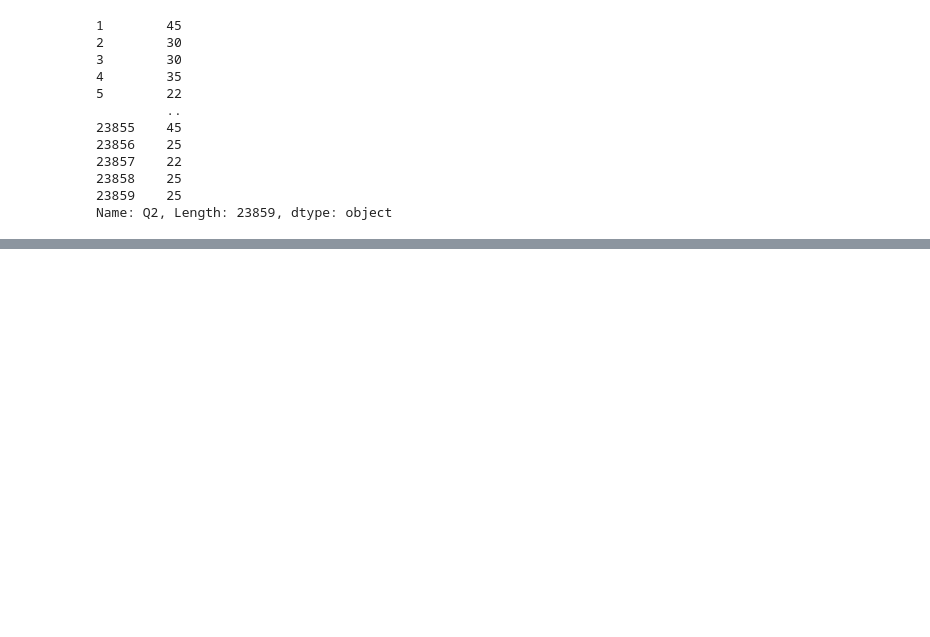
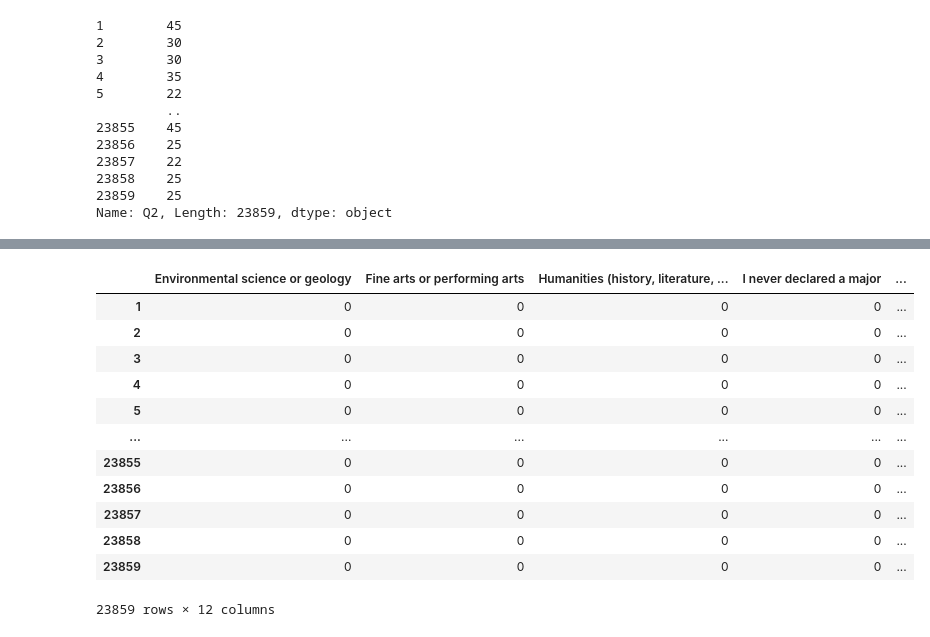
Before and after one commit to yigitpala/sampledatasets, a Jupyter notebook: 2_Quality_Data.ipynb, the cells around one changed output, grey strips where cells are left out. Cells and saved outputs as stored; diff of their text form; code cells hidden in the pictures; blank space fills up the shorter version.

```diff
--- a/2_Quality_Data.ipynb
+++ b/2_Quality_Data.ipynb
@@ -281,2 +377,27 @@ def only_cs_stat_val(val):
+# %%
+#I have tried to convert for ML
+def only_cs_stat_val(val):
+    if val not in {'cs', 'eng', 'stat'}:
+        return 'other'
+    return val
+
+pd.get_dummies((df.Q5.replace({
+        'Computer science (software engineering, etc.)': 'cs',
+        'Engineering (non-computer focused)': 'eng',
+        'Mathematics or statistics': 'stat'})),drop_first=True)
+# %% [output]
+|  | Environmental science or geology | Fine arts or performing arts | Humanities (history, literature, ... | I never declared a major | ... |
+| 1 | 0 | 0 | 0 | 0 | ... |
+| 2 | 0 | 0 | 0 | 0 | ... |
+| 3 | 0 | 0 | 0 | 0 | ... |
+| 4 | 0 | 0 | 0 | 0 | ... |
+| 5 | 0 | 0 | 0 | 0 | ... |
+| ... | ... | ... | ... | ... | ... |
+| 23855 | 0 | 0 | 0 | 0 | ... |
+| 23856 | 0 | 0 | 0 | 0 | ... |
+| 23857 | 0 | 0 | 0 | 0 | ... |
+| 23858 | 0 | 0 | 0 | 0 | ... |
+| 23859 | 0 | 0 | 0 | 0 | ... |
+23859 rows × 12 columns
 # %%
 df.Q6.value_counts()
```
Also changed, not shown: parts of 12 cells of this notebook.
